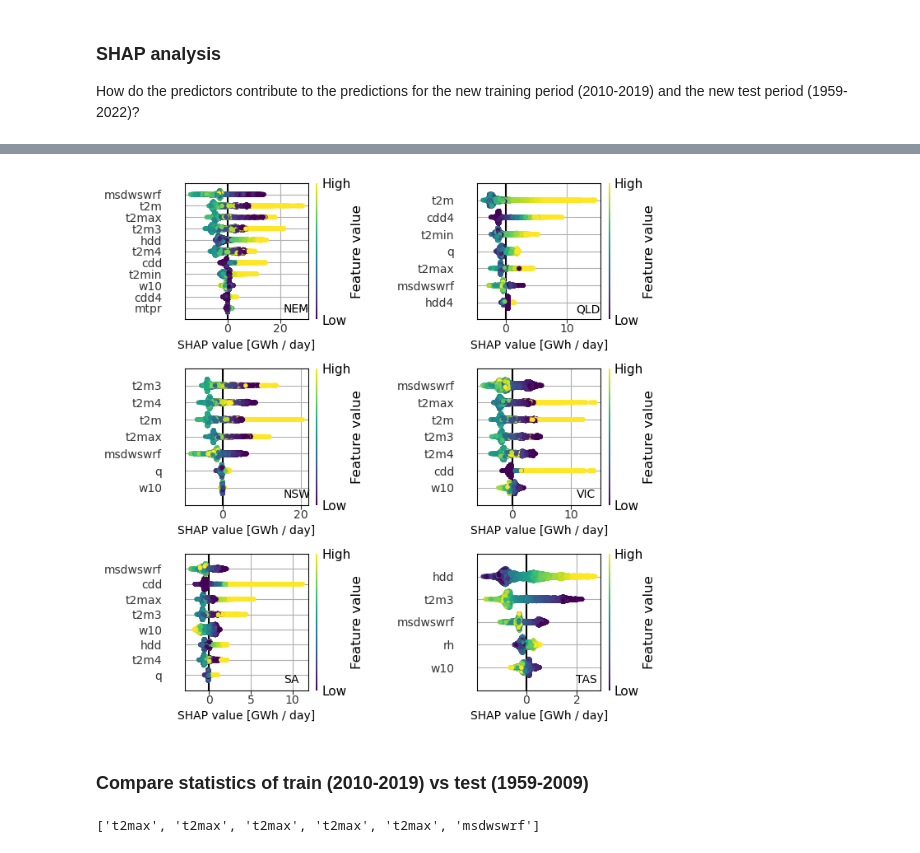
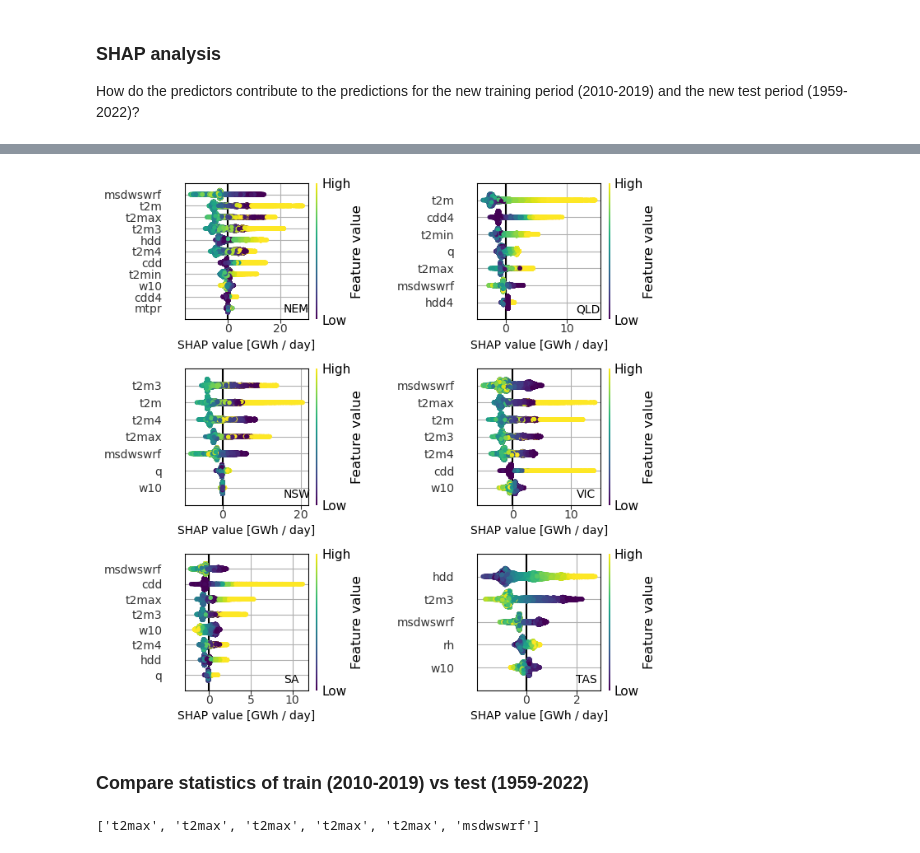
Before and after one commit to dougrichardson/demand_model, a Jupyter notebook: 19_analyse_NEM_ERA5.ipynb, the cells around one changed output, grey strips where cells are left out. Saved outputs shown, nothing was run; the diff lists cells and outputs as text; code cells hidden in the pictures.

```diff
--- a/19_analyse_NEM_ERA5.ipynb
+++ b/19_analyse_NEM_ERA5.ipynb
@@ -328,24 +238,24 @@ def plot_shap(vals, features, feature_names, colorbar=True, fontsize=10):
     # fig.colorbar(pl, ax=ax)
 
     return ax
-# %%
-fig = plt.figure(figsize=(7,7))
-
-for i, r in enumerate(regions):
-
-    fig.add_subplot(3, 2, i+1)
-    a = plot_shap(
-        shap_test[r] / 1000,
-        testX_dict[r],
-        fn.parse_features(fn.sel_model(features[r])["feature_names"])[::-1]
-    )
-    a.text(0.8, 0.05, r, transform=a.transAxes)
-
-# fig.colorbar(a, orientation='vertical')
-# %% [output]
-[figure, removed]
+# %%
+fig = plt.figure(figsize=(7,7))
+
+for i, r in enumerate(regions):
+
+    fig.add_subplot(3, 2, i+1)
+    a = plot_shap(
+        explainer_test[r].values / 1000,
+        testX_dict[r],
+        fn.parse_features(fn.sel_model(features[r])["feature_names"])[::-1]
+    )
+    a.text(0.8, 0.05, r, transform=a.transAxes)
+
+# fig.colorbar(a, orientation='vertical')
+# %% [output]
+[figure, added]
 # %% [markdown]
-### Compare statistics of train (2010-2019) vs test (1959-2009)
+### Compare statistics of train (2010-2019) vs test (1959-2022)
 # %%
 def get_hist(da):
     """
```
Also changed, not shown: parts of 39 cells of this notebook.
